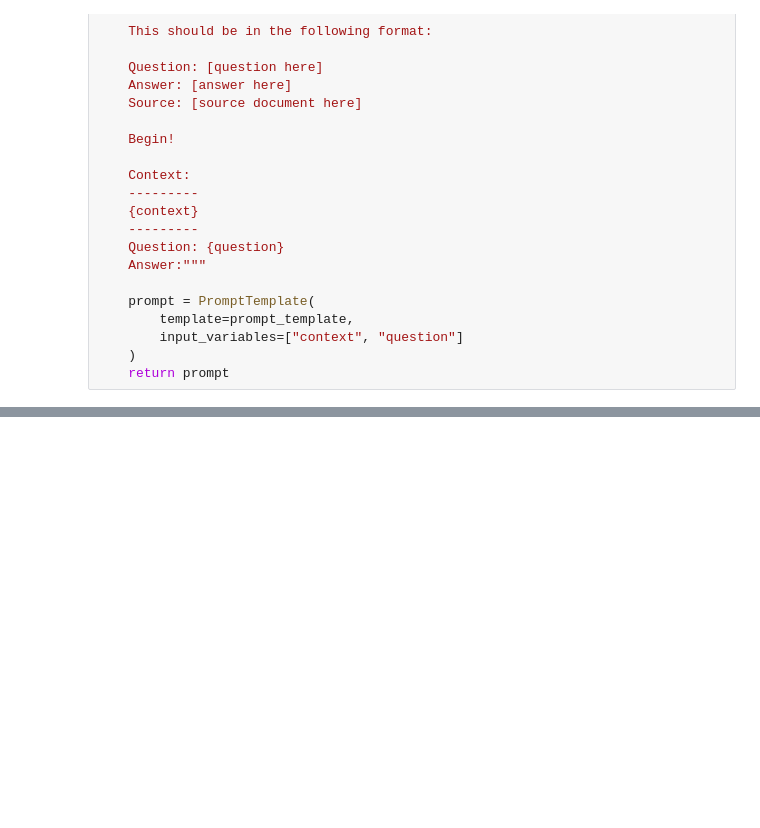
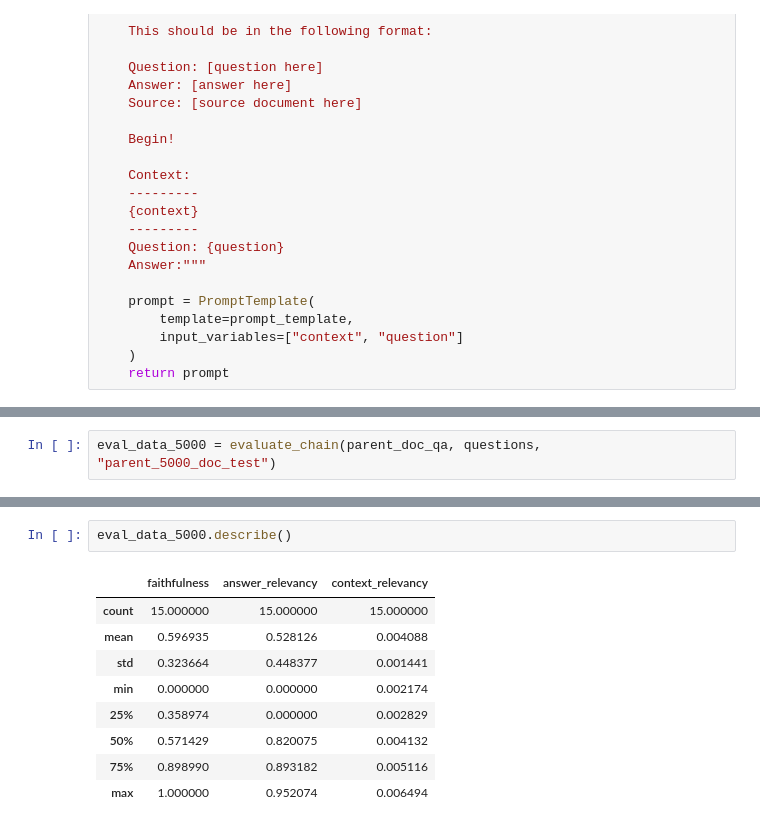
Before and after one commit to redisrouzbeh/financial-vss, a Jupyter notebook: multi_doc_RAG/06-evaluation.ipynb, the cells around one changed output, grey strips where cells are left out. Saved outputs shown, nothing was run; the diff lists cells and outputs as text; blank space fills up the shorter version.

```diff
--- a/multi_doc_RAG/06-evaluation.ipynb
+++ b/multi_doc_RAG/06-evaluation.ipynb
@@ -712,0 +516,2 @@ parent_doc_dataset['contexts']
+# %%
+eval_data_5000 = evaluate_chain(parent_doc_qa, questions, "parent_5000_doc_test")
@@ -712,0 +536,12 @@ parent_doc_dataset['contexts']
+# %%
+eval_data_5000.describe()
+# %% [output]
+|  | faithfulness | answer_relevancy | context_relevancy |
+| count | 15.000000 | 15.000000 | 15.000000 |
+| mean | 0.596935 | 0.528126 | 0.004088 |
+| std | 0.323664 | 0.448377 | 0.001441 |
+| min | 0.000000 | 0.000000 | 0.002174 |
+| 25% | 0.358974 | 0.000000 | 0.002829 |
+| 50% | 0.571429 | 0.820075 | 0.004132 |
+| 75% | 0.898990 | 0.893182 | 0.005116 |
+| max | 1.000000 | 0.952074 | 0.006494 |
```
Also changed, not shown: parts of 89 cells of this notebook, 9 other files.
